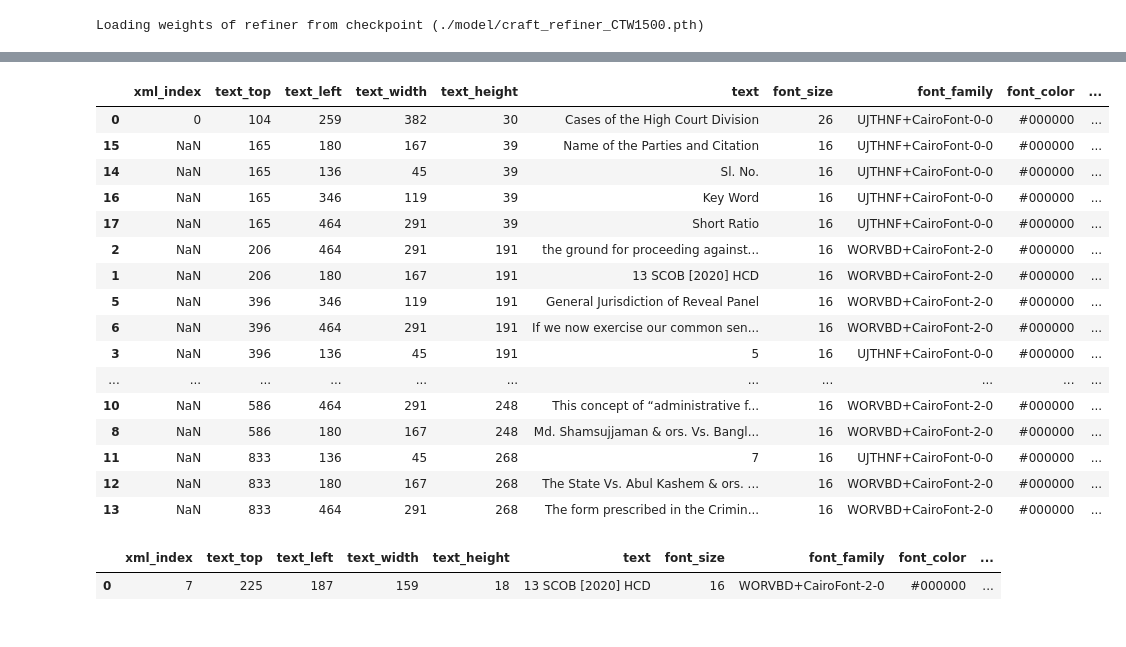
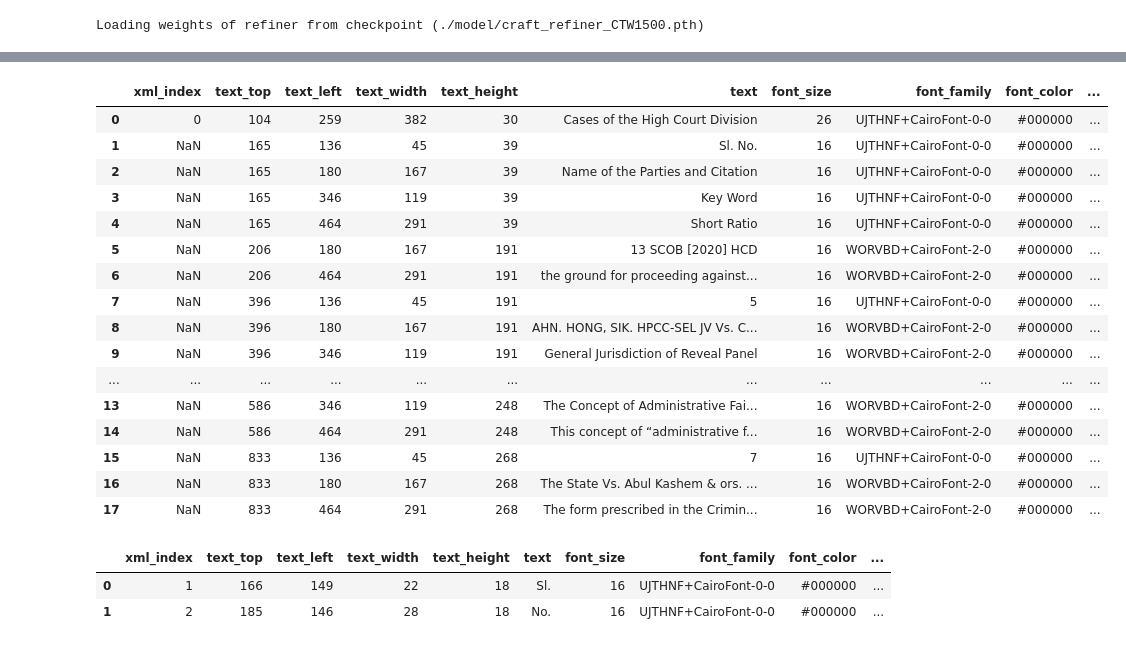
Before and after one commit to project-anuvaad/anuvaad, a Jupyter notebook: anuvaad-etl/anuvaad-extractor/block-merger/src/notebooks/visualize_bm-v2.ipynb, the cells around one changed output, grey strips where cells are left out. Drawn from its saved outputs; the diff is of its cells as text; code cells hidden in the pictures.

```diff
--- a/anuvaad-etl/anuvaad-extractor/block-merger/src/notebooks/visualize_bm-v2.ipynb
+++ b/anuvaad-etl/anuvaad-extractor/block-merger/src/notebooks/visualize_bm-v2.ipynb
@@ -101,7 +101,7 @@ Total number of pages (2) in file (13_SCOB_2020.xml)
 # predict_primanet(img_filepath,pdf_bg_img_filepaths,to_check[0],width_ratio,height_ratio)
 # %%
 page_index = 1
-to_check        = pdf_data['in_dfs']
+to_check        = pdf_data['p_dfs']
 #to_check_in_df        = pdf_data['v_dfs'][page_index]
 img_filepath    = pdf_data['pdf_image_paths'][page_index]
 pdf_bg_img_filepaths  = pdf_data['pdf_bg_img_filepaths'][page_index]
@@ -114,28 +114,29 @@ draw_box(img_filepath,desired_width, desired_height, 'path',df, color="red", sav
 # %%
-df.sort_values(by=['text_top'])
+df.sort_values(by=['text_top','text_left'])
 # %% [output]
 |  | xml_index | text_top | text_left | text_width | text_height | text | font_size | font_family | font_color | ... |
 | 0 | 0 | 104 | 259 | 382 | 30 | Cases of the High Court Division | 26 | UJTHNF+CairoFont-0-0 | #000000 | ... |
-| 15 | NaN | 165 | 180 | 167 | 39 | Name of the Parties and Citation | 16 | UJTHNF+CairoFont-0-0 | #000000 | ... |
-| 14 | NaN | 165 | 136 | 45 | 39 | Sl. No. | 16 | UJTHNF+CairoFont-0-0 | #000000 | ... |
-| 16 | NaN | 165 | 346 | 119 | 39 | Key Word | 16 | UJTHNF+CairoFont-0-0 | #000000 | ... |
-| 17 | NaN | 165 | 464 | 291 | 39 | Short Ratio | 16 | UJTHNF+CairoFont-0-0 | #000000 | ... |
-| 2 | NaN | 206 | 464 | 291 | 191 | the ground for proceeding against... | 16 | WORVBD+CairoFont-2-0 | #000000 | ... |
-| 1 | NaN | 206 | 180 | 167 | 191 | 13 SCOB [2020] HCD | 16 | WORVBD+CairoFont-2-0 | #000000 | ... |
-| 5 | NaN | 396 | 346 | 119 | 191 | General Jurisdiction of Reveal Panel | 16 | WORVBD+CairoFont-2-0 | #000000 | ... |
-| 6 | NaN | 396 | 464 | 291 | 191 | If we now exercise our common sen... | 16 | WORVBD+CairoFont-2-0 | #000000 | ... |
-| 3 | NaN | 396 | 136 | 45 | 191 | 5 | 16 | UJTHNF+CairoFont-0-0 | #000000 | ... |
+| 1 | NaN | 165 | 136 | 45 | 39 | Sl. No. | 16 | UJTHNF+CairoFont-0-0 | #000000 | ... |
+| 2 | NaN | 165 | 180 | 167 | 39 | Name of the Parties and Citation | 16 | UJTHNF+CairoFont-0-0 | #000000 | ... |
+| 3 | NaN | 165 | 346 | 119 | 39 | Key Word | 16 | UJTHNF+CairoFont-0-0 | #000000 | ... |
+| 4 | NaN | 165 | 464 | 291 | 39 | Short Ratio | 16 | UJTHNF+CairoFont-0-0 | #000000 | ... |
+| 5 | NaN | 206 | 180 | 167 | 191 | 13 SCOB [2020] HCD | 16 | WORVBD+CairoFont-2-0 | #000000 | ... |
+| 6 | NaN | 206 | 464 | 291 | 191 | the ground for proceeding against... | 16 | WORVBD+CairoFont-2-0 | #000000 | ... |
+| 7 | NaN | 396 | 136 | 45 | 191 | 5 | 16 | UJTHNF+CairoFont-0-0 | #000000 | ... |
+| 8 | NaN | 396 | 180 | 167 | 191 | AHN. HONG, SIK. HPCC-SEL JV Vs. C... | 16 | WORVBD+CairoFont-2-0 | #000000 | ... |
+| 9 | NaN | 396 | 346 | 119 | 191 | General Jurisdiction of Reveal Panel | 16 | WORVBD+CairoFont-2-0 | #000000 | ... |
 | ... | ... | ... | ... | ... | ... | ... | ... | ... | ... | ... |
-| 10 | NaN | 586 | 464 | 291 | 248 | This concept of “administrative f... | 16 | WORVBD+CairoFont-2-0 | #000000 | ... |
-| 8 | NaN | 586 | 180 | 167 | 248 | Md. Shamsujjaman & ors. Vs. Bangl... | 16 | WORVBD+CairoFont-2-0 | #000000 | ... |
-| 11 | NaN | 833 | 136 | 45 | 268 | 7 | 16 | UJTHNF+CairoFont-0-0 | #000000 | ... |
-| 12 | NaN | 833 | 180 | 167 | 268 | The State Vs. Abul Kashem & ors. ... | 16 | WORVBD+CairoFont-2-0 | #000000 | ... |
-| 13 | NaN | 833 | 464 | 291 | 268 | The form prescribed in the Crimin... | 16 | WORVBD+CairoFont-2-0 | #000000 | ... |
+| 13 | NaN | 586 | 346 | 119 | 248 | The Concept of Administrative Fai... | 16 | WORVBD+CairoFont-2-0 | #000000 | ... |
+| 14 | NaN | 586 | 464 | 291 | 248 | This concept of “administrative f... | 16 | WORVBD+CairoFont-2-0 | #000000 | ... |
+| 15 | NaN | 833 | 136 | 45 | 268 | 7 | 16 | UJTHNF+CairoFont-0-0 | #000000 | ... |
+| 16 | NaN | 833 | 180 | 167 | 268 | The State Vs. Abul Kashem & ors. ... | 16 | WORVBD+CairoFont-2-0 | #000000 | ... |
+| 17 | NaN | 833 | 464 | 291 | 268 | The form prescribed in the Crimin... | 16 | WORVBD+CairoFont-2-0 | #000000 | ... |
 # %%
 pd.read_json(df['children'][1])#['text'].values
 # %% [output]
 |  | xml_index | text_top | text_left | text_width | text_height | text | font_size | font_family | font_color | ... |
-| 0 | 7 | 225 | 187 | 159 | 18 | 13 SCOB [2020] HCD | 16 | WORVBD+CairoFont-2-0 | #000000 | ... |
+| 0 | 1 | 166 | 149 | 22 | 18 | Sl. | 16 | UJTHNF+CairoFont-0-0 | #000000 | ... |
+| 1 | 2 | 185 | 146 | 28 | 18 | No. | 16 | UJTHNF+CairoFont-0-0 | #000000 | ... |
 # %%
 for i in to_check_in_df['children']:
     d =pd.read_json(i)
```
Also changed, not shown: parts of 2 cells of this notebook, 1 other file.
